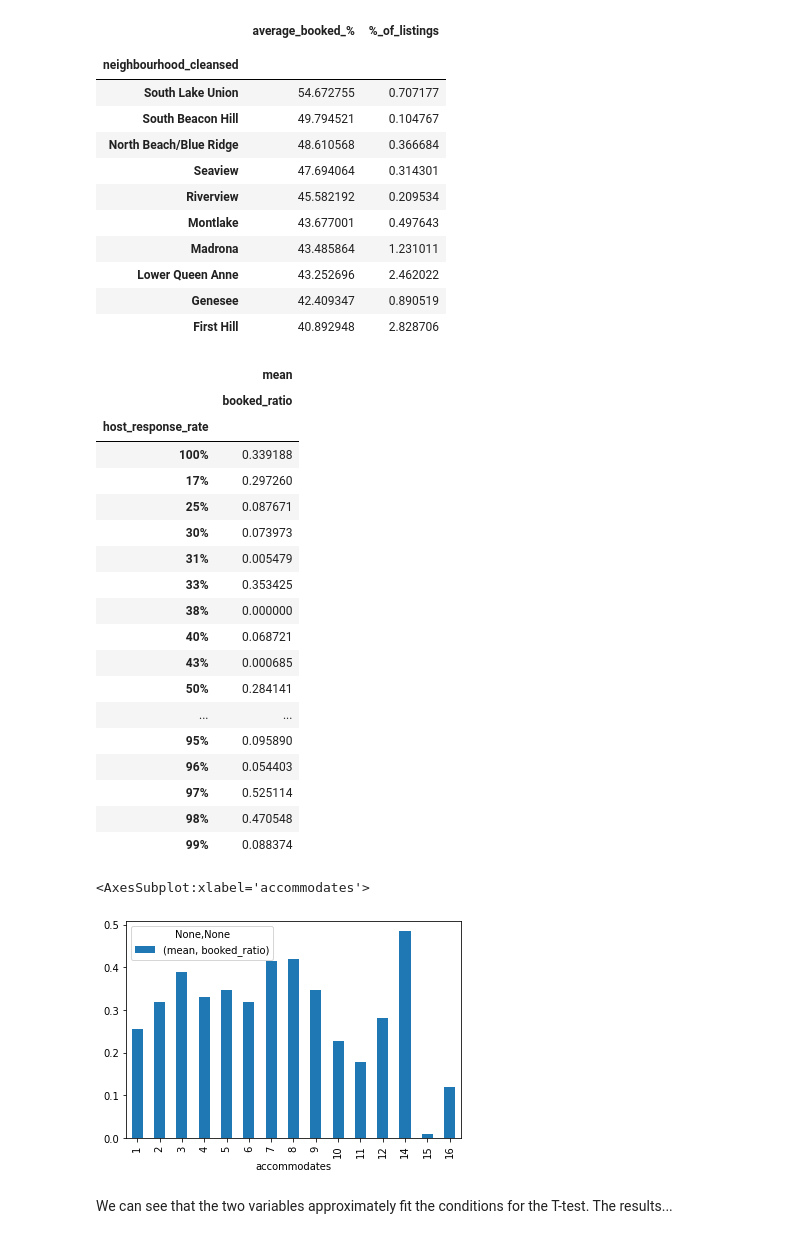
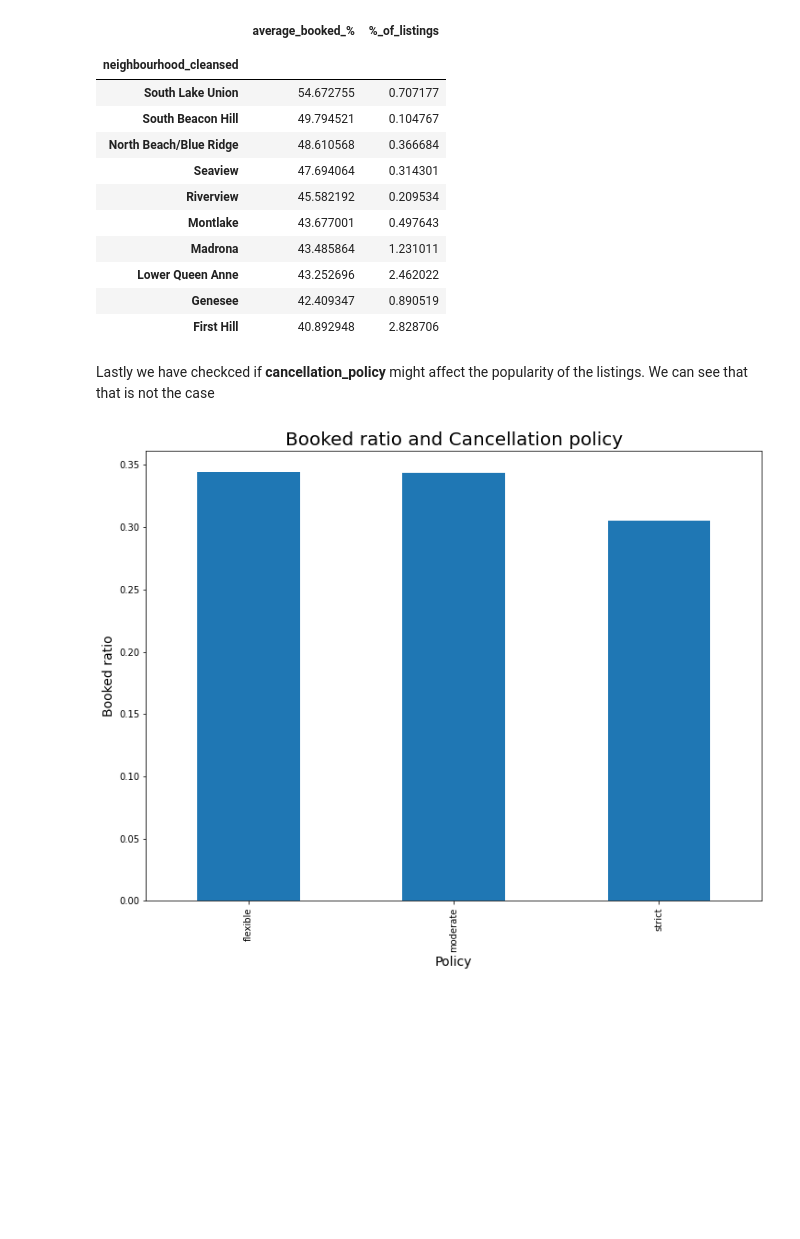
Before and after one commit to kumpirusha/udacity_data_science, a Jupyter notebook: popular_listings.ipynb, the cells around one changed output. Cells and saved outputs as stored; diff of their text form; code cells hidden in the pictures; blank space fills up the shorter version.

```diff
--- a/popular_listings.ipynb
+++ b/popular_listings.ipynb
@@ -199,33 +200,15 @@ nbrhd.iloc[:, [3,2]][:10]
 | Lower Queen Anne | 43.252696 | 2.462022 |
 | Genesee | 42.409347 | 0.890519 |
 | First Hill | 40.892948 | 2.828706 |
-# %%
-bookings_db.pivot_table(index=['host_response_rate'], values='booked_ratio',
-                        aggfunc=[np.mean])
-# %% [output]
-|  | mean |
-|  | booked_ratio |
-| host_response_rate |  |
-| 100% | 0.339188 |
-| 17% | 0.297260 |
-| 25% | 0.087671 |
-| 30% | 0.073973 |
-| 31% | 0.005479 |
-| 33% | 0.353425 |
-| 38% | 0.000000 |
-| 40% | 0.068721 |
-| 43% | 0.000685 |
-| 50% | 0.284141 |
-| ... | ... |
-| 95% | 0.095890 |
-| 96% | 0.054403 |
-| 97% | 0.525114 |
-| 98% | 0.470548 |
-| 99% | 0.088374 |
-# %%
-bookings_db.pivot_table(index='accommodates', values='booked_ratio', aggfunc=[np.mean]).plot(kind='bar')
-# %% [output]
-<AxesSubplot:xlabel='accommodates'>
-[figure, removed]
-# %% [markdown]
-We can see that the two variables approximately fit the conditions for the T-test. The results...
+# %% [markdown]
+Lastly we have checkced if **cancellation_policy** might affect the popularity of the listings. We can see that that is not the case
+# %%
+f, ax = plt.subplots(1, 1, figsize = (12, 9))
+bookings_db.pivot_table(index='cancellation_policy', values='booked_ratio', aggfunc=np.mean).plot(kind='bar', ax=ax,
+                                                                                                  legend=False)
+plt.title('Booked ratio and Cancellation policy', size=20)
+plt.xlabel("Policy", size=14)
+plt.ylabel("Booked ratio", size=14)
+plt.show()
+# %% [output]
+[figure, added]
```
Also changed, not shown: parts of 2 cells of this notebook, 1 other file.
